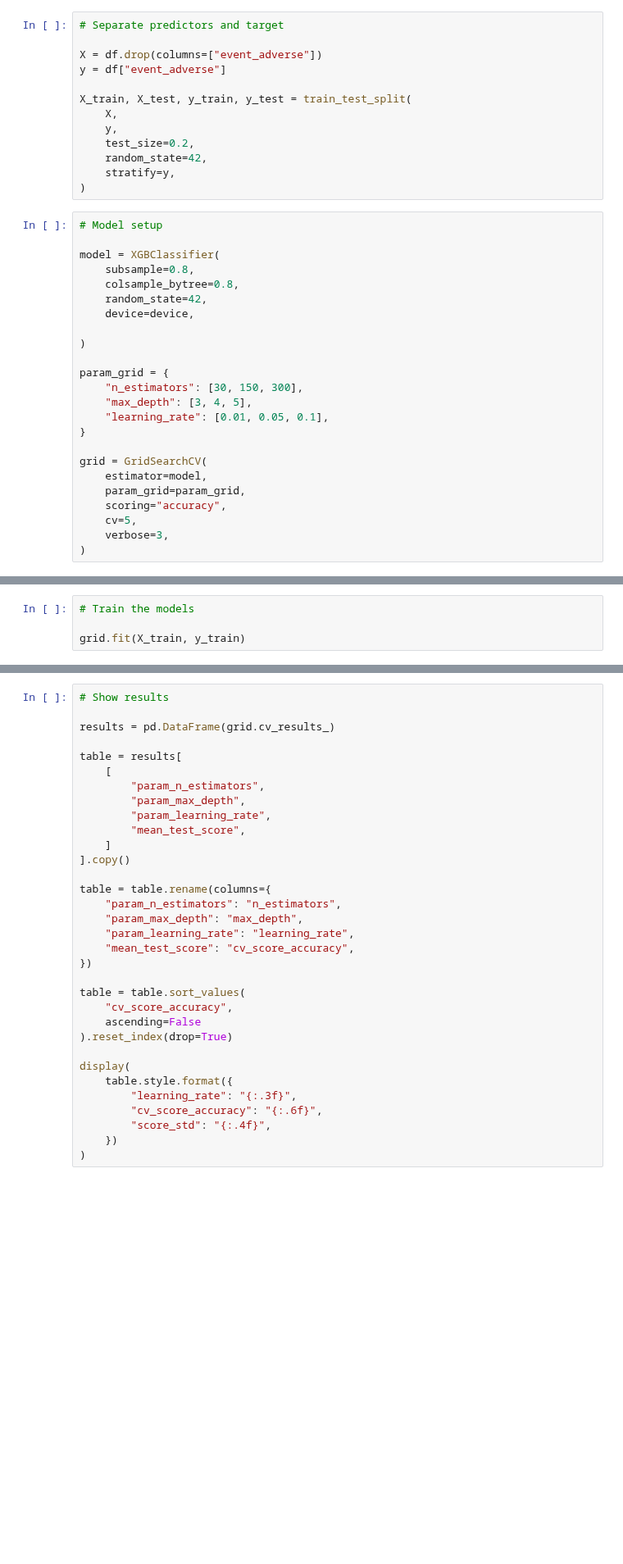
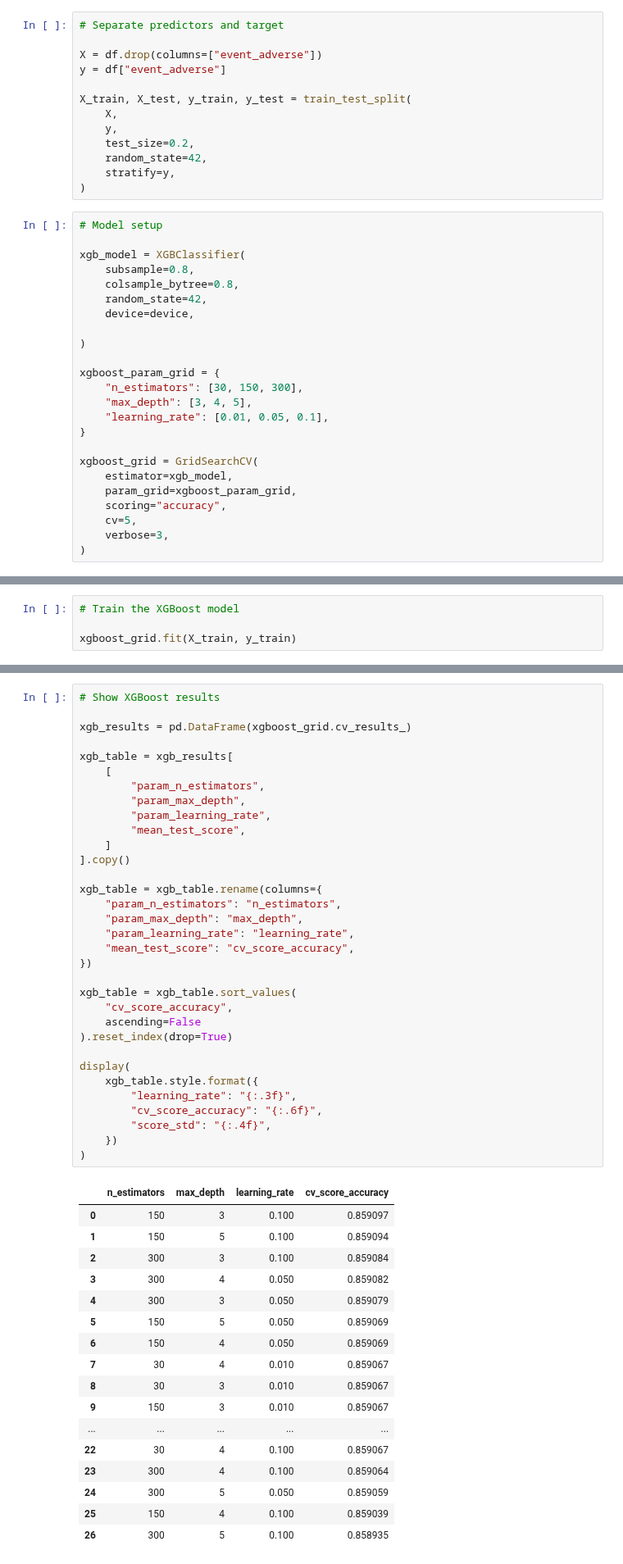
Before and after one commit to Break-Through-Tech/Healthcare-1E-predicting-organ-transplant-waitlist-outcomes-and-optimizing-allocation, a Jupyter notebook: notebooks/baseline-models/tree_ensembles.ipynb, the cells around one changed output, grey strips where cells are left out. Shown at 82% size. Saved outputs shown, nothing was run; the diff lists cells and outputs as text; blank space fills up the shorter version.

```diff
--- a/notebooks/baseline-models/tree_ensembles.ipynb
+++ b/notebooks/baseline-models/tree_ensembles.ipynb
@@ -37,7 +38,7 @@ X_train, X_test, y_train, y_test = train_test_split(
 # %%
 # Model setup
 
-model = XGBClassifier(
+xgb_model = XGBClassifier(
     subsample=0.8,
     colsample_bytree=0.8,
     random_state=42,
@@ -45,15 +46,15 @@ model = XGBClassifier(
 
 )
 
-param_grid = {
+xgboost_param_grid = {
     "n_estimators": [30, 150, 300],
     "max_depth": [3, 4, 5],
     "learning_rate": [0.01, 0.05, 0.1],
 }
 
-grid = GridSearchCV(
-    estimator=model,
-    param_grid=param_grid,
+xgboost_grid = GridSearchCV(
+    estimator=xgb_model,
+    param_grid=xgboost_param_grid,
     scoring="accuracy",
     cv=5,
     verbose=3,
@@ -61,7 +84,7 @@ grid = GridSearchCV(
 # %%
-# Train the models
+# Train the XGBoost model
 
-grid.fit(X_train, y_train)
+xgboost_grid.fit(X_train, y_train)
 # %% [output]
 Fitting 5 folds for each of 27 candidates, totalling 135 fits
 Potential solutions:
@@ -92,33 +158,51 @@ KeyboardInterrupt:
 # %%
-# Show results
+# Show XGBoost results
 
-results = pd.DataFrame(grid.cv_results_)
+xgb_results = pd.DataFrame(xgboost_grid.cv_results_)
 
-table = results[
+xgb_table = xgb_results[
     [
         "param_n_estimators",
         "param_max_depth",
         "param_learning_rate",
         "mean_test_score",
     ]
 ].copy()
 
-table = table.rename(columns={
+xgb_table = xgb_table.rename(columns={
     "param_n_estimators": "n_estimators",
     "param_max_depth": "max_depth",
     "param_learning_rate": "learning_rate",
     "mean_test_score": "cv_score_accuracy",
 })
 
-table = table.sort_values(
+xgb_table = xgb_table.sort_values(
     "cv_score_accuracy",
     ascending=False
 ).reset_index(drop=True)
 
 display(
-    table.style.format({
+    xgb_table.style.format({
         "learning_rate": "{:.3f}",
         "cv_score_accuracy": "{:.6f}",
         "score_std": "{:.4f}",
     })
 )
+# %% [output]
+|  | n_estimators | max_depth | learning_rate | cv_score_accuracy |
+| 0 | 150 | 3 | 0.100 | 0.859097 |
+| 1 | 150 | 5 | 0.100 | 0.859094 |
+| 2 | 300 | 3 | 0.100 | 0.859084 |
+| 3 | 300 | 4 | 0.050 | 0.859082 |
+| 4 | 300 | 3 | 0.050 | 0.859079 |
+| 5 | 150 | 5 | 0.050 | 0.859069 |
+| 6 | 150 | 4 | 0.050 | 0.859069 |
+| 7 | 30 | 4 | 0.010 | 0.859067 |
+| 8 | 30 | 3 | 0.010 | 0.859067 |
+| 9 | 150 | 3 | 0.010 | 0.859067 |
+| ... | ... | ... | ... | ... |
+| 22 | 30 | 4 | 0.100 | 0.859067 |
+| 23 | 300 | 4 | 0.100 | 0.859064 |
+| 24 | 300 | 5 | 0.050 | 0.859059 |
+| 25 | 150 | 4 | 0.100 | 0.859039 |
+| 26 | 300 | 5 | 0.100 | 0.858935 |
```
Also changed, not shown: parts of 5 cells of this notebook, 1 other file.
